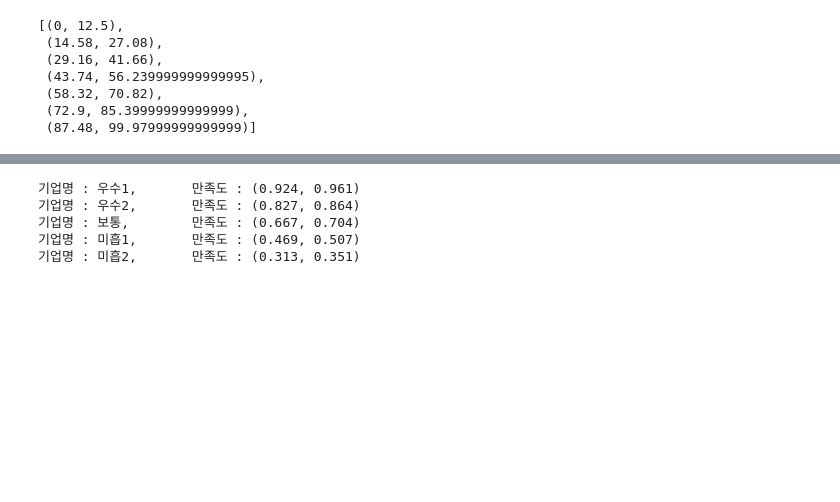
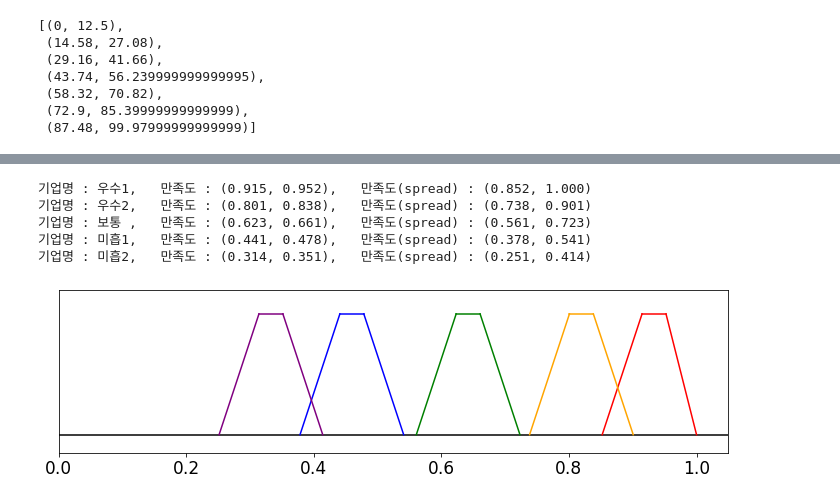
Before and after one commit to 98jaemin/procurement_contest, a Jupyter notebook: fuzzy_satisfication_model.ipynb, the cells around one changed output, grey strips where cells are left out. Saved outputs shown, nothing was run; the diff lists cells and outputs as text; code cells hidden in the pictures; blank space fills up the shorter version.

```diff
--- a/fuzzy_satisfication_model.ipynb
+++ b/fuzzy_satisfication_model.ipynb
@@ -209,4 +61,0 @@ print(get_total(eval_data))
-# %%
-input_data = pd.read_csv('./data/만족도모델_입력데이터2.csv', encoding='cp949')
-
-input_data.head()
@@ -220,9 +62,10 @@ input_data.head()
 # %%
 class model():
     def __init__(self):
+        # 평가항목별 정보
         self.dline_rate = {'항목' : '납기준수율', '최솟값' : 0, '최댓값' : 100,
                            '망대 여부' : True, '퍼지 여부' : False, '배점' : 13}
-        self.dline_delay = {'항목' : '평균 납기지체일수', '최솟값' : 0, '최댓값' : 7,
+        self.dline_delay = {'항목' : '평균 납기지체일수', '최솟값' : 0, '최댓값' : 30,
                             '망대 여부' : False, '퍼지 여부' : False, '배점' : 12}
         self.flaw = {'항목' : '하자처리 건수', '최솟값' : 0, '최댓값' : 8,
                      '망대 여부' : False, '퍼지 여부' : False, '배점' : 9}
@@ -243,11 +86,13 @@ class model():
         self.trade_penalty  = {'항목' : '거래정지 기간', '최솟값' : 0, '최댓값' : 270,
                                '망대 여부' : False, '퍼지 여부' : False, '배점' : 10}
 
+        # 평가항목 리스트
         self.list = {'납기준수율' : self.dline_rate, '평균 납기지체일수' : self.dline_delay, '하자처리 건수' : self.flaw,
                      '품질 만족도' : self.quality, '가격 만족도' : self.price, '서비스 만족도' : self.service,
                      '사후 만족도' : self.post, '납품품목비율' : self.item_rate, '하자처리 기간' : self.as_period,
                      '부정당업자 제재기간' : self.fraud_penalty, '거래정지 기간' : self.trade_penalty}
 
+        # 사다리꼴 퍼지수 피크 구간
         self.pts_list = [(0, 12.5), (14.58, 27.08), (29.16, 41.66), (43.74, 56.24), (58.32, 70.82), (72.9, 85.4), (87.48, 100)]
 
     # 구간 연산 - 뺄셈 함수: intv1 - intv2
@@ -318,8 +163,8 @@ class model():
 
     def get_score(self, data):
         total_score = np.array([0., 0.])
-        for key, value in dict(data[1:]).items():
-            info = self.list[key]
+        for key, value in dict(data[1:]).items():   # key : 평가항목명, value : 해당 항목 관측값
+            info = self.list[key]                    # 해당 항목 정보
             y_i = value
             y_min = info['최솟값']; y_max = info['최댓값']
             isMangdae = info['망대 여부']; isFuzzy = info['퍼지 여부']
@@ -330,17 +175,41 @@ class model():
             total_score += np.array(self.get_fuzzy_score(y_i, y_min, y_max, isMangdae, isFuzzy)) * allot
 
         return total_score / 100
+# %%
+def plot_trape(score, score_with_spread, col):
+    plt.plot((score_with_spread[0], score[0]), (0, height), color=col)
+    plt.plot((score[0], score[1]), (height, height), color=col)
+    plt.plot((score[1], score_with_spread[1]), (height, 0), color=col)
 # %%
 sat_model = model()
-# %%
-for i in range(len(input_data)):
-    data = input_data.iloc[i]
-    company_name = data[0]
-    score = sat_model.get_score(data)
-    print(f'기업명 : {company_name},\t 만족도 : ({score[0]:.3f}, {score[1]:.3f})')
-# %% [output]
-기업명 : 우수1,       만족도 : (0.924, 0.961)
-기업명 : 우수2,       만족도 : (0.827, 0.864)
-기업명 : 보통,        만족도 : (0.667, 0.704)
-기업명 : 미흡1,       만족도 : (0.469, 0.507)
-기업명 : 미흡2,       만족도 : (0.313, 0.351)
+# %%
+# 결과 확인
+height = 1
+cols = ['red', 'orange', 'green', 'blue', 'purple']
+
+plt.figure(figsize=(12, 3))
+plt.plot((-0.5, 2.5), (0, 0), 'black')
+plt.xlim(0, 1.05)
+plt.ylim(-0.15, height+0.2)
+plt.xticks(size=17)
+plt.yticks([])
+
+
+for i in range(len(input_data)):
+    data = input_data.iloc[i]
+    company_name = data[0]
+    score = sat_model.get_score(data)
+    score_with_spread = np.clip(score + np.array([-0.0625, 0.0625]), 0, 1)
+    print('기업명 : {:3s},   만족도 : ({:.3f}, {:.3f}),   만족도(spread) : ({:.3f}, {:.3f})'.format(
+           company_name, score[0], score[1], score_with_spread[0], score_with_spread[1]))
+
+    plot_trape(score, score_with_spread, cols[i])
+
+plt.show()
+# %% [output]
+기업명 : 우수1,   만족도 : (0.915, 0.952),   만족도(spread) : (0.852, 1.000)
+기업명 : 우수2,   만족도 : (0.801, 0.838),   만족도(spread) : (0.738, 0.901)
+기업명 : 보통 ,   만족도 : (0.623, 0.661),   만족도(spread) : (0.561, 0.723)
+기업명 : 미흡1,   만족도 : (0.441, 0.478),   만족도(spread) : (0.378, 0.541)
+기업명 : 미흡2,   만족도 : (0.314, 0.351),   만족도(spread) : (0.251, 0.414)
+[figure, added]
```
Also changed, not shown: parts of 14 cells of this notebook.
